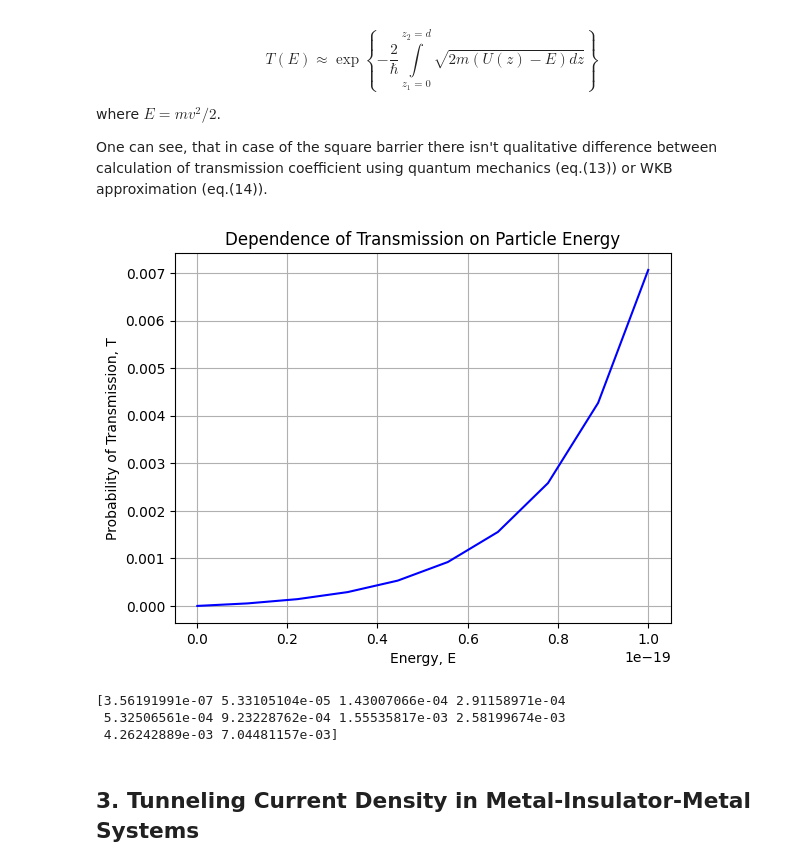
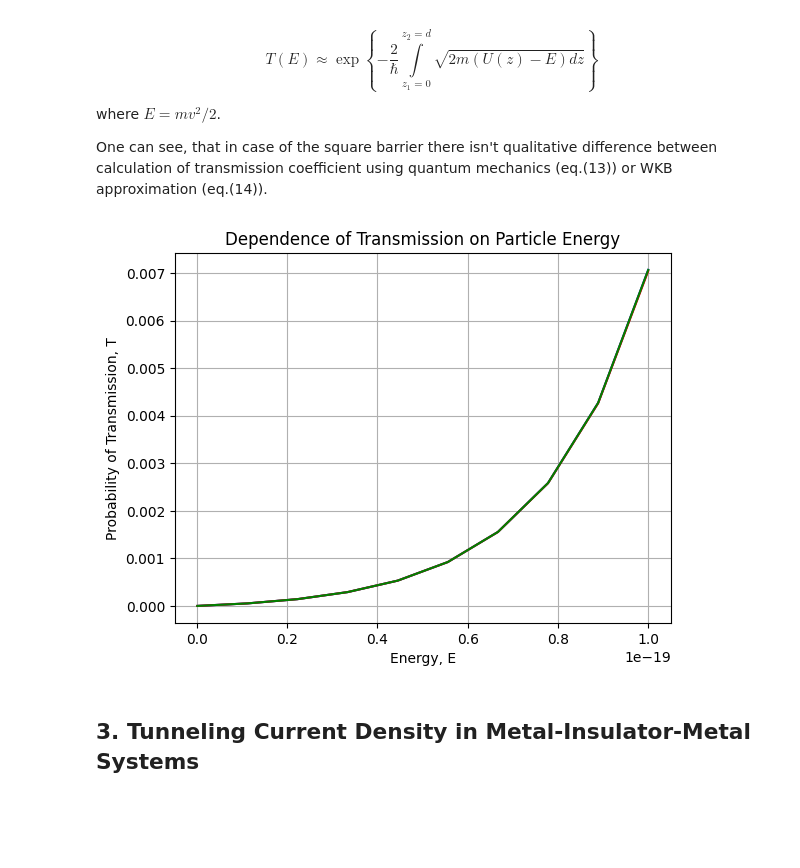
Before and after one commit to MariyaSV78/notebook_STM, a Jupyter notebook: STM/STM.ipynb, the cells around one changed output. Saved outputs shown, nothing was run; the diff lists cells and outputs as text; code cells hidden in the pictures; blank space fills up the shorter version.

Commit message:
transmittance fix

```diff
--- a/STM/STM.ipynb
+++ b/STM/STM.ipynb
@@ -339,36 +343,63 @@ where $E = m{v}^2/2$.
 One can see, that in case of the square barrier there isn't qualitative difference between calculation of transmission coefficient using quantum mechanics  (eq.(13)) or WKB approximation (eq.(14)).
 # %%
 
+# for rectangular barrier
 
 E = np.linspace(0.001e-19, 1e-19, 10)
 
 k= (np.sqrt(2 * m * E)/hbar)
 kappa = (np.sqrt(2 * m * (U - E))/hbar)
 
-T = 4 /(1 + 1/4 *(kappa/k - k/kappa)**2) * np.exp(-(2 * d)/hbar * np.sqrt(2 * m * (U - E)))
+T = 4 /(1 + 1/4 *(kappa/k - k/kappa)**2) * np.exp(-(2 * d)/hbar * np.sqrt(2 * m * (U - E))) #eq.13 for rectangular barrier
 
 F = 2*1j*k*kappa*np.cosh(kappa*d)+(k**2-kappa**2)*np.sinh(kappa*d)
 D = (2*1j*kappa*k*np.exp(-1j * k * d))/F
 T1 = np.abs(D)**2
 
+# for non-rectangular barriers (when the barrier height is slowly changed relatively to the de Broglie wavelenght), eq.14
+
+# sigma_nonrect = 0.5e-9  # Width parameter of the Gaussian barrier (meters)
+
+#the type of this function depends on the shape of the barrier
+def Potential(z):
+    return U if 0 <= z <= d else 0 # rectangular potential function U(z)
+    # return U0_rect * np.exp(-z**2 / (2 * sigma_nonrect**2)) #Non-rectangular potential function U(z)
+
+# Integrand for the integral
+def integrand(z, E):
+    potential_energy = Potential(z)
+    if potential_energy > E:
+        return np.sqrt(2 * m * (potential_energy - E))
+    else:
+        return 0
+
+# Function to calculate the transmittance T(E)
+def transmittance(E):
+    if E >= U:
+        return 1.0  # For energies greater than the potential barrier, T(E) = 1
+    else:
+        integral, _ = quad(integrand, 0, d, args=(E)) # type: ignore
+        return  np.exp(-2 * integral / hbar)
+
+
+# Calculate transmittance for each energy
+T_values = 4 /(1 + 1/4 *(kappa/k - k/kappa)**2) * [transmittance(E_) for E_ in E]
+
 
 plt.plot(E, T, color='blue')
+plt.plot(E, T1, color='red')
+plt.plot(E, T_values, color='green')
+
 
 plt.xlabel('Energy, E')
 plt.ylabel('Probability of Transmission, T')
 plt.title('Dependence of Transmission on Particle Energy')
 
 # Show the plot
 plt.grid(True)
 plt.show()
-
-
-print(T1)
 # %% [output]
-[figure, old version]
+[figure, new version]
-[3.56191991e-07 5.33105104e-05 1.43007066e-04 2.91158971e-04
- 5.32506561e-04 9.23228762e-04 1.55535817e-03 2.58199674e-03
- 4.26242889e-03 7.04481157e-03]
 # %% [markdown]
 ## 3. Tunneling Current Density in Metal-Insulator-Metal Systems
 # %% [markdown]
```
Also changed, not shown: parts of 5 cells of this notebook, 2 other files.
